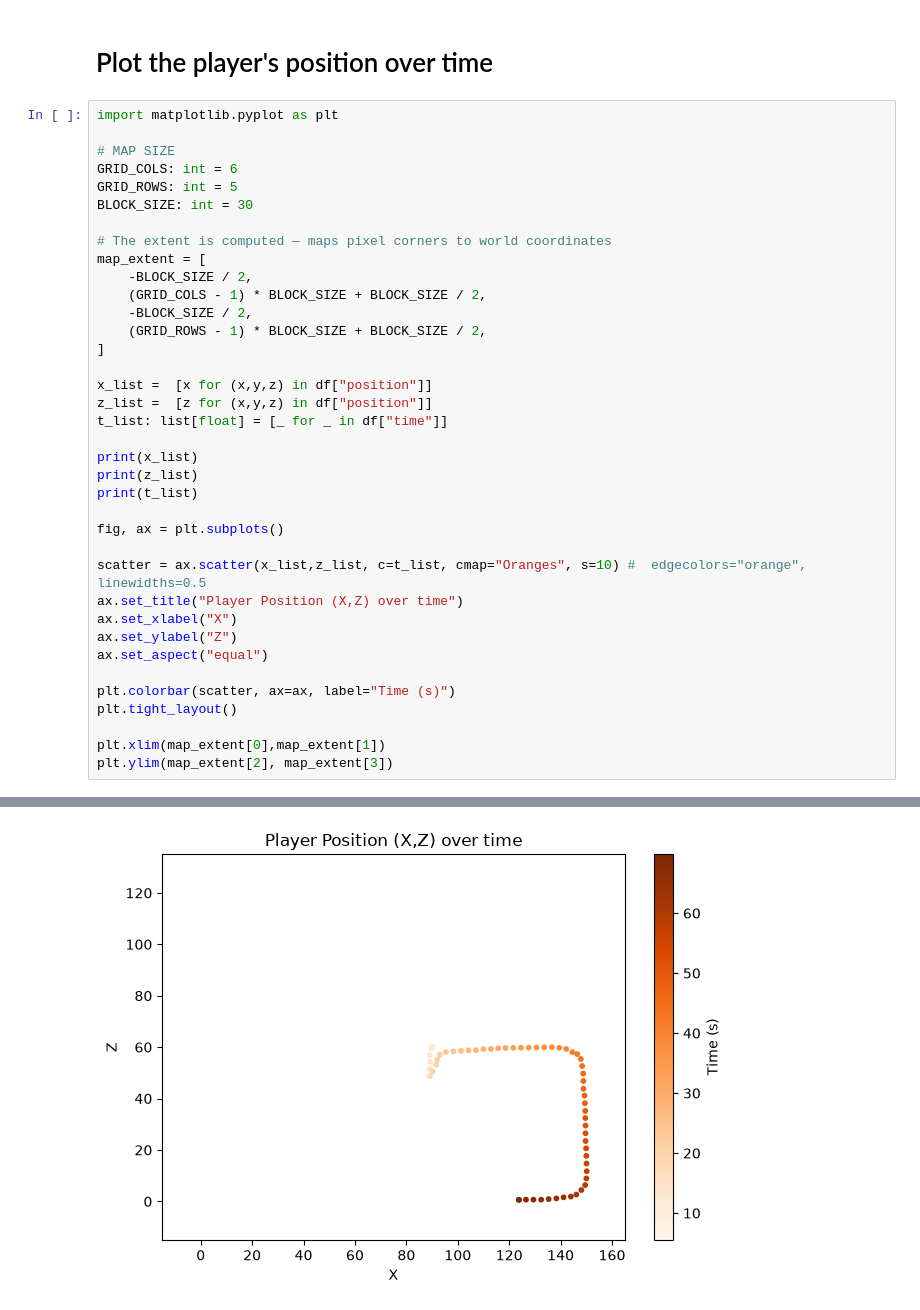
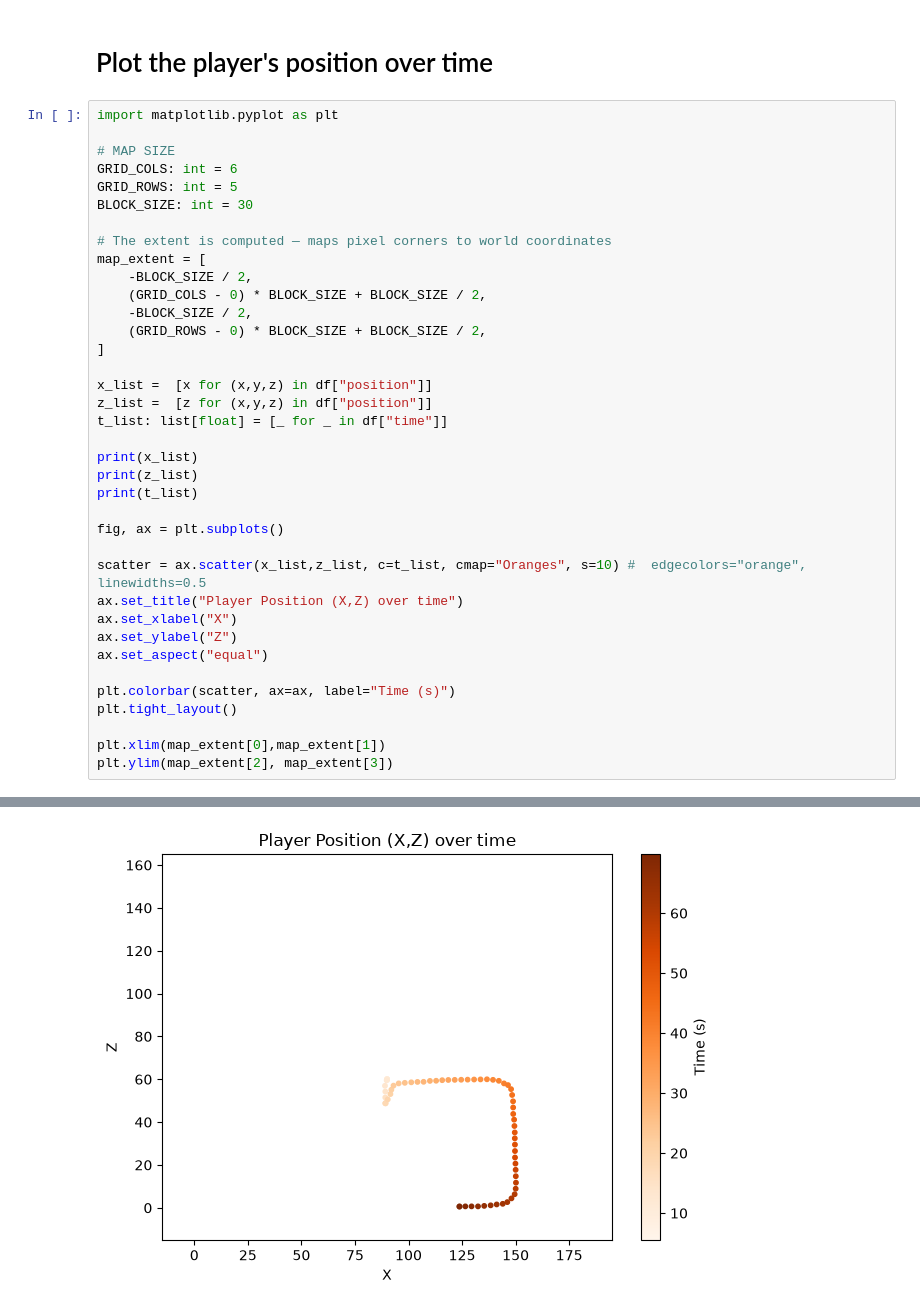
Before and after one commit to mamabox/lumeria-dataViz-proto, a Jupyter notebook: jupyter/architecture.ipynb, the cells around one changed output, grey strips where cells are left out. Drawn from its saved outputs; the diff is of its cells as text.

```diff
--- a/jupyter/architecture.ipynb
+++ b/jupyter/architecture.ipynb
@@ -224,9 +218,9 @@ BLOCK_SIZE: int = 30
 # The extent is computed — maps pixel corners to world coordinates
 map_extent = [
     -BLOCK_SIZE / 2,
-    (GRID_COLS - 1) * BLOCK_SIZE + BLOCK_SIZE / 2,
+    (GRID_COLS - 0) * BLOCK_SIZE + BLOCK_SIZE / 2,
     -BLOCK_SIZE / 2,
-    (GRID_ROWS - 1) * BLOCK_SIZE + BLOCK_SIZE / 2,
+    (GRID_ROWS - 0) * BLOCK_SIZE + BLOCK_SIZE / 2,
 ]
 
 x_list =  [x for (x,y,z) in df["position"]]
@@ -258,3 +252,3 @@ plt.ylim(map_extent[2], map_extent[3])
-[figure, old version]
+[figure, new version]
 # %% [markdown]
 ## Overlay the image
```
Also changed, not shown: parts of 11 cells of this notebook, 2 other files.
